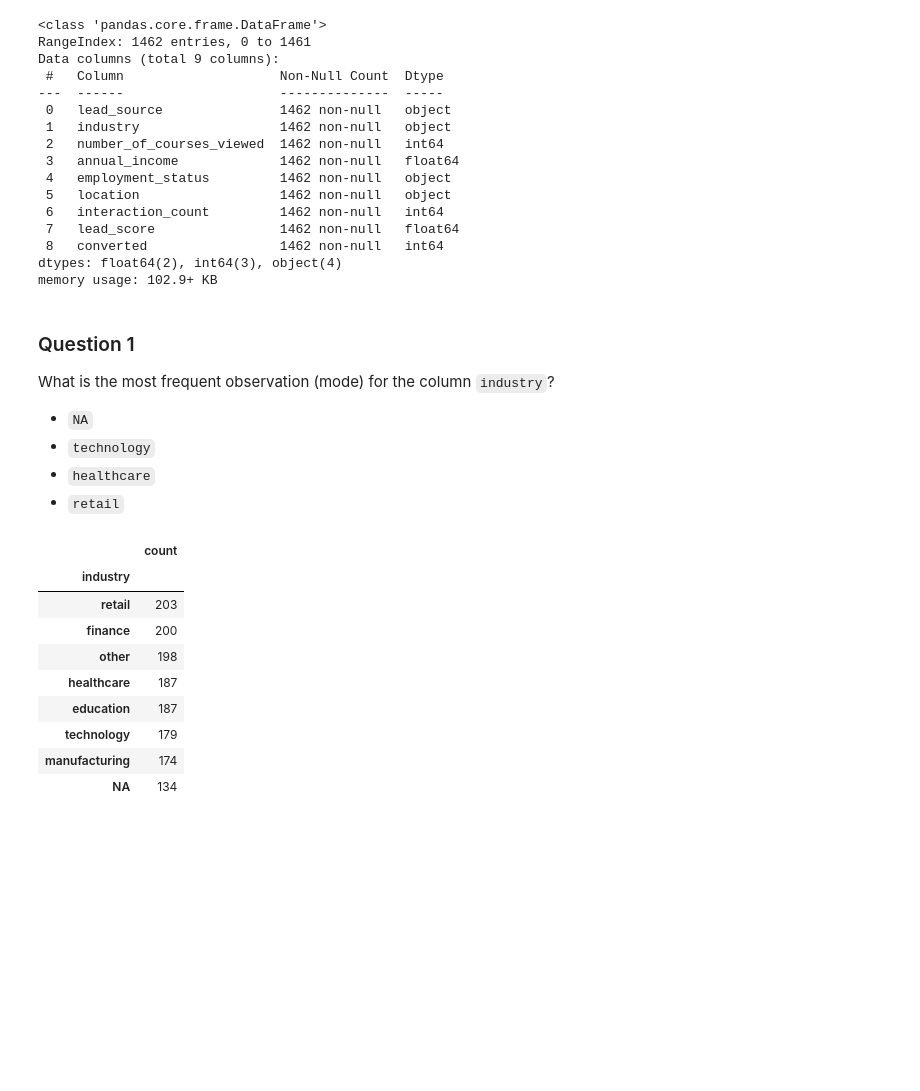
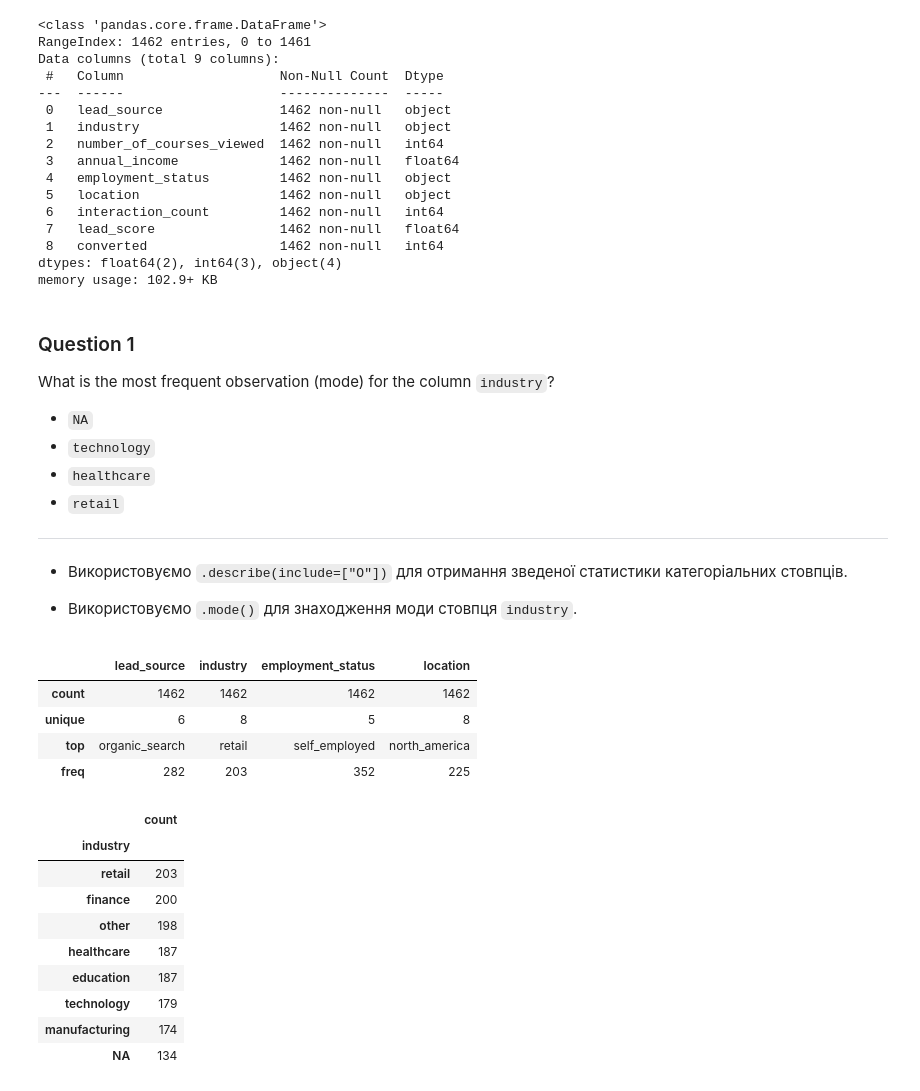
Before and after one commit to Jaguar838/ml-zoomcamp, a Jupyter notebook: HW/hw03.ipynb, the cells around one changed output. Saved outputs shown, nothing was run; the diff lists cells and outputs as text; code cells hidden in the pictures; blank space fills up the shorter version.

```diff
--- a/HW/hw03.ipynb
+++ b/HW/hw03.ipynb
@@ -115,6 +115,7 @@ Data columns (total 9 columns):
 dtypes: float64(2), int64(3), object(4)
 memory usage: 102.9+ KB
 # %% [markdown]
+
 ### Question 1
 
 What is the most frequent observation (mode) for the column `industry`?
@@ -123,6 +124,20 @@ What is the most frequent observation (mode) for the column `industry`?
 - `technology`
 - `healthcare`
 - `retail`
+___
+
+*   Використовуємо `.describe(include=["O"])` для отримання зведеної статистики категоріальних стовпців.
+
+
+*   Використовуємо `.mode()` для знаходження моди стовпця `industry`.
+# %%
+df_original.describe(include=["O"])
+# %% [output]
+|  | lead_source | industry | employment_status | location |
+| count | 1462 | 1462 | 1462 | 1462 |
+| unique | 6 | 8 | 5 | 8 |
+| top | organic_search | retail | self_employed | north_america |
+| freq | 282 | 203 | 352 | 225 |
 # %%
 df_original['industry'].value_counts()
 # %% [output]
```
Also changed, not shown: parts of 4 cells of this notebook.
